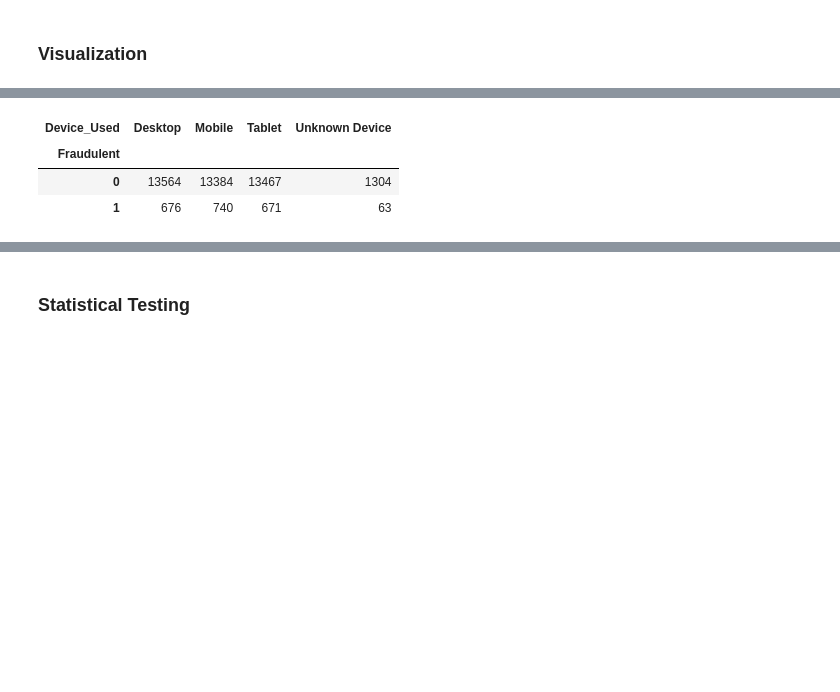
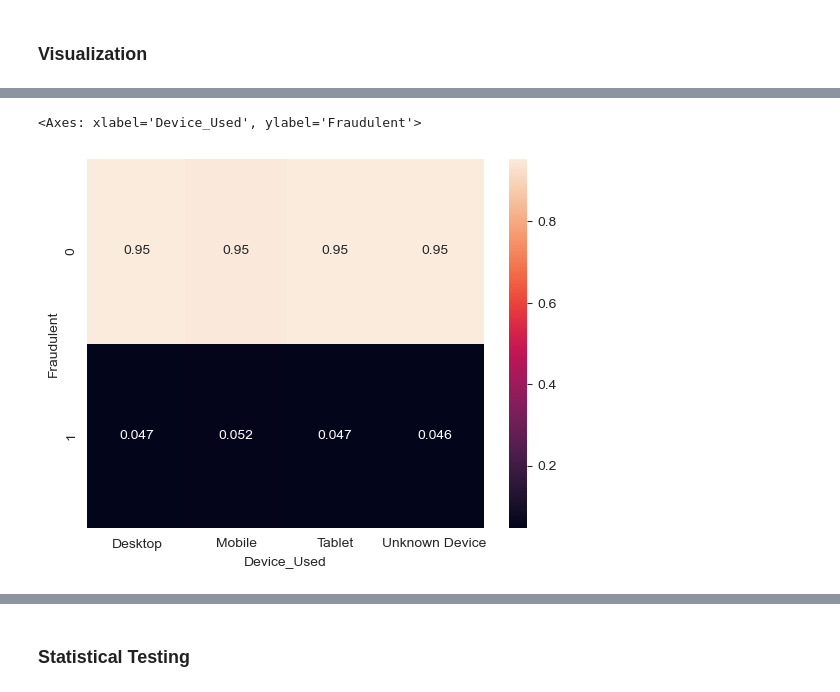
Before and after one commit to schuberte2026/DS_Project, a Jupyter notebook: Data Cleaning.ipynb, the cells around one changed output, grey strips where cells are left out. Saved outputs shown, nothing was run; the diff lists cells and outputs as text; code cells hidden in the pictures; blank space fills up the shorter version.

```diff
--- a/Data Cleaning.ipynb
+++ b/Data Cleaning.ipynb
@@ -109,11 +109,9 @@ sns.heatmap(type_table)
 # %%
-device_table = pd.pivot_table(fraud_df, index="Fraudulent", values="Transaction_ID", columns="Device_Used", aggfunc="count")
-#type_table["ATM Withdrawal"] = type_table["ATM Withdrawal"]/(type_table["ATM Withdrawal"].sum())
-device_table
-#sns.heatmap(device_table)
+device_table = pd.pivot_table(fraud_df, index="Fraudulent", values="Transaction_ID", columns="Device_Used", aggfunc="count", observed=True)
+for col in device_table.columns:
+    device_table[col] = device_table[col]/device_table[col].sum()
+sns.heatmap(device_table, annot=True)
 # %% [output]
-| Device_Used | Desktop | Mobile | Tablet | Unknown Device |
-| Fraudulent |  |  |  |  |
-| 0 | 13564 | 13384 | 13467 | 1304 |
-| 1 | 676 | 740 | 671 | 63 |
+<Axes: xlabel='Device_Used', ylabel='Fraudulent'>
+[figure, added]
 # %%
```
Also changed, not shown: parts of 7 cells of this notebook, 1 other file.
